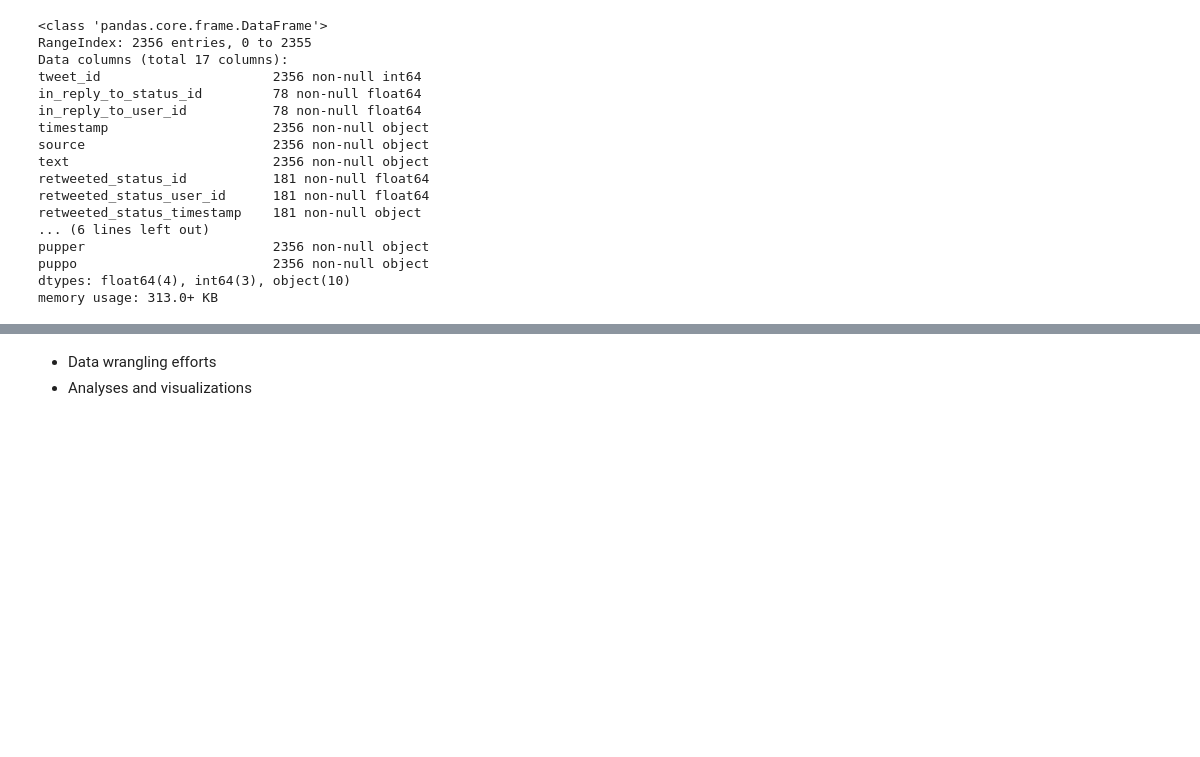
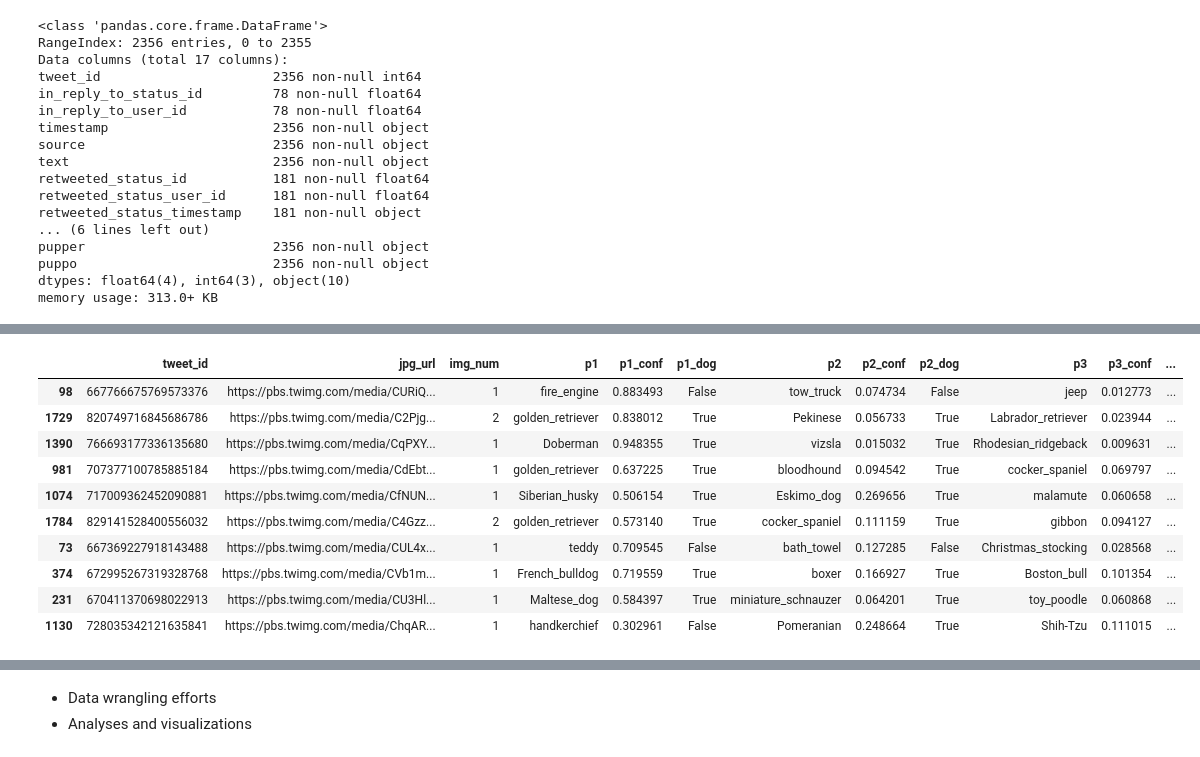
Before and after one commit to vitoralbano/ds-ii-weratedogs, a Jupyter notebook: wrangle_act.ipynb, the cells around one changed output, grey strips where cells are left out. Saved outputs shown, nothing was run; the diff lists cells and outputs as text; code cells hidden in the pictures; blank space fills up the shorter version.

```diff
--- a/wrangle_act.ipynb
+++ b/wrangle_act.ipynb
@@ -148,0 +179,14 @@ memory usage: 313.0+ KB
+# %%
+df_prediction.sample(10)
+# %% [output]
+|  | tweet_id | jpg_url | img_num | p1 | p1_conf | p1_dog | p2 | p2_conf | p2_dog | p3 | p3_conf | ... |
+| 98 | 667766675769573376 | https://pbs.twimg.com/media/CURiQ... | 1 | fire_engine | 0.883493 | False | tow_truck | 0.074734 | False | jeep | 0.012773 | ... |
+| 1729 | 820749716845686786 | https://pbs.twimg.com/media/C2Pjg... | 2 | golden_retriever | 0.838012 | True | Pekinese | 0.056733 | True | Labrador_retriever | 0.023944 | ... |
+| 1390 | 766693177336135680 | https://pbs.twimg.com/media/CqPXY... | 1 | Doberman | 0.948355 | True | vizsla | 0.015032 | True | Rhodesian_ridgeback | 0.009631 | ... |
+| 981 | 707377100785885184 | https://pbs.twimg.com/media/CdEbt... | 1 | golden_retriever | 0.637225 | True | bloodhound | 0.094542 | True | cocker_spaniel | 0.069797 | ... |
+| 1074 | 717009362452090881 | https://pbs.twimg.com/media/CfNUN... | 1 | Siberian_husky | 0.506154 | True | Eskimo_dog | 0.269656 | True | malamute | 0.060658 | ... |
+| 1784 | 829141528400556032 | https://pbs.twimg.com/media/C4Gzz... | 2 | golden_retriever | 0.573140 | True | cocker_spaniel | 0.111159 | True | gibbon | 0.094127 | ... |
+| 73 | 667369227918143488 | https://pbs.twimg.com/media/CUL4x... | 1 | teddy | 0.709545 | False | bath_towel | 0.127285 | False | Christmas_stocking | 0.028568 | ... |
+| 374 | 672995267319328768 | https://pbs.twimg.com/media/CVb1m... | 1 | French_bulldog | 0.719559 | True | boxer | 0.166927 | True | Boston_bull | 0.101354 | ... |
+| 231 | 670411370698022913 | https://pbs.twimg.com/media/CU3Hl... | 1 | Maltese_dog | 0.584397 | True | miniature_schnauzer | 0.064201 | True | toy_poodle | 0.060868 | ... |
+| 1130 | 728035342121635841 | https://pbs.twimg.com/media/ChqAR... | 1 | handkerchief | 0.302961 | False | Pomeranian | 0.248664 | True | Shih-Tzu | 0.111015 | ... |
```
Also changed, not shown: parts of 17 cells of this notebook, 3 other files.
